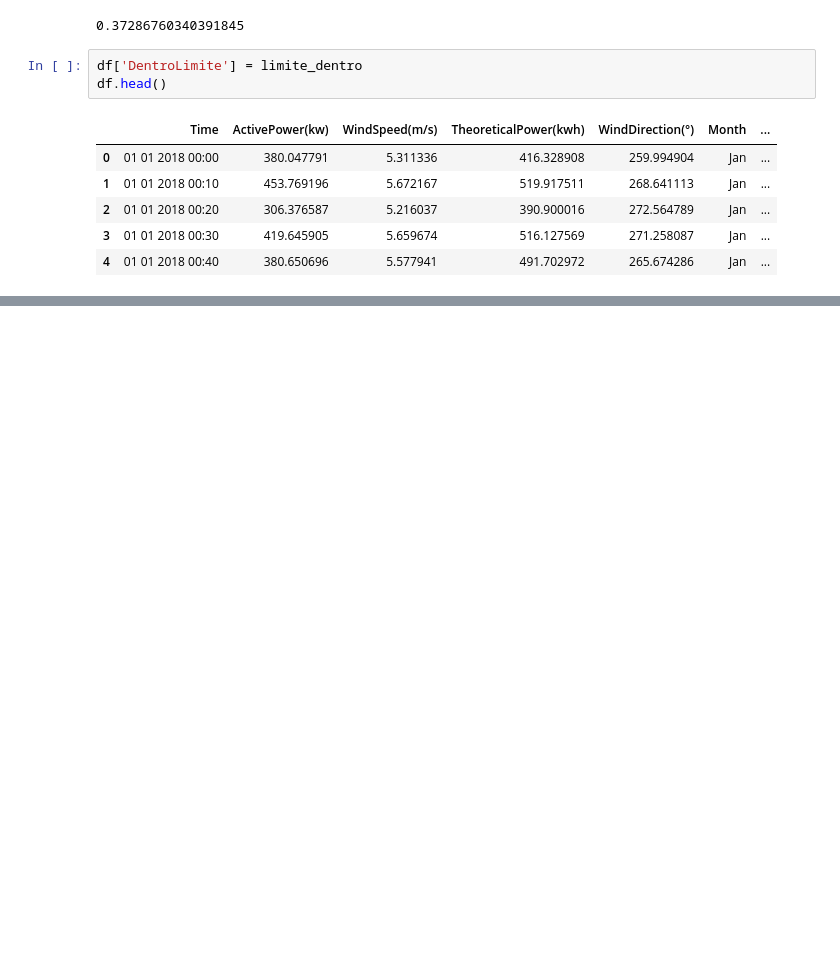
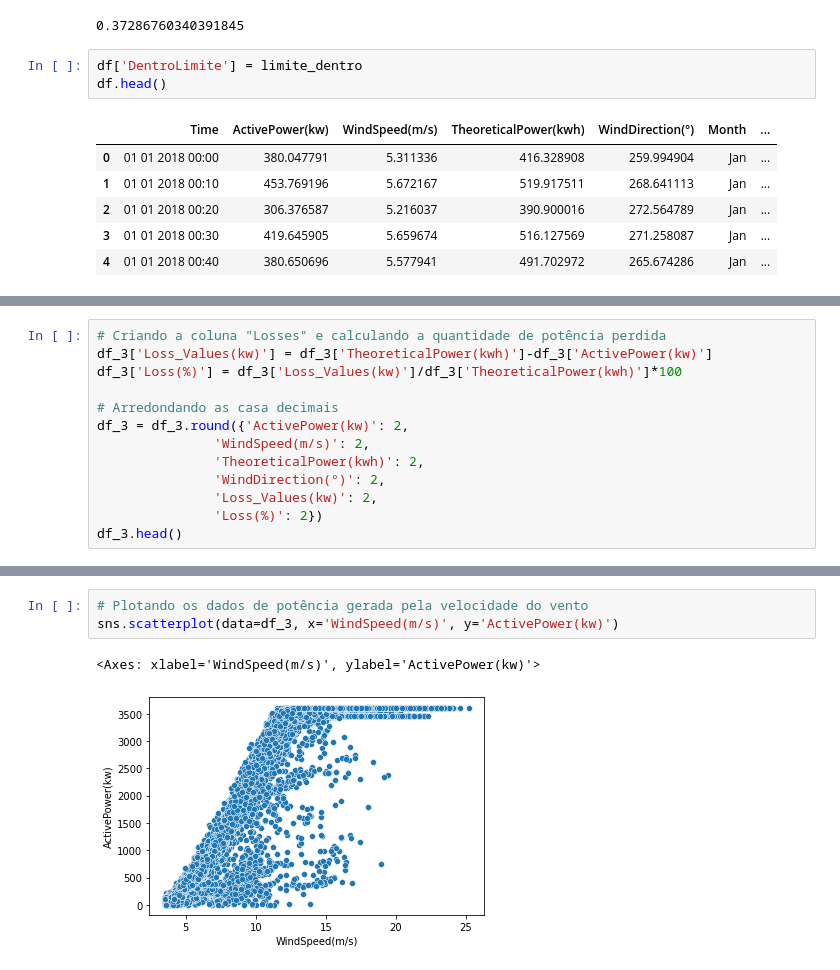
Before and after one commit to RaulOAlves/Wind_Turbine_Scada, a Jupyter notebook: Wind_Turbine_Scada.ipynb, the cells around one changed output, grey strips where cells are left out. Saved outputs shown, nothing was run; the diff lists cells and outputs as text; blank space fills up the shorter version.

```diff
--- a/Wind_Turbine_Scada.ipynb
+++ b/Wind_Turbine_Scada.ipynb
@@ -283,0 +298,13 @@ df.head()
+# %%
+# Criando a coluna "Losses" e calculando a quantidade de potência perdida
+df_3['Loss_Values(kw)'] = df_3['TheoreticalPower(kwh)']-df_3['ActivePower(kw)']
+df_3['Loss(%)'] = df_3['Loss_Values(kw)']/df_3['TheoreticalPower(kwh)']*100
+
+# Arredondando as casa decimais
+df_3 = df_3.round({'ActivePower(kw)': 2,
+               'WindSpeed(m/s)': 2,
+               'TheoreticalPower(kwh)': 2,
+               'WindDirection(°)': 2,
+               'Loss_Values(kw)': 2,
+               'Loss(%)': 2})
+df_3.head()
@@ -283,0 +318,6 @@ df.head()
+# %%
+# Plotando os dados de potência gerada pela velocidade do vento
+sns.scatterplot(data=df_3, x='WindSpeed(m/s)', y='ActivePower(kw)')
+# %% [output]
+<Axes: xlabel='WindSpeed(m/s)', ylabel='ActivePower(kw)'>
+[figure, added]
```
Also changed, not shown: parts of 26 cells of this notebook.
